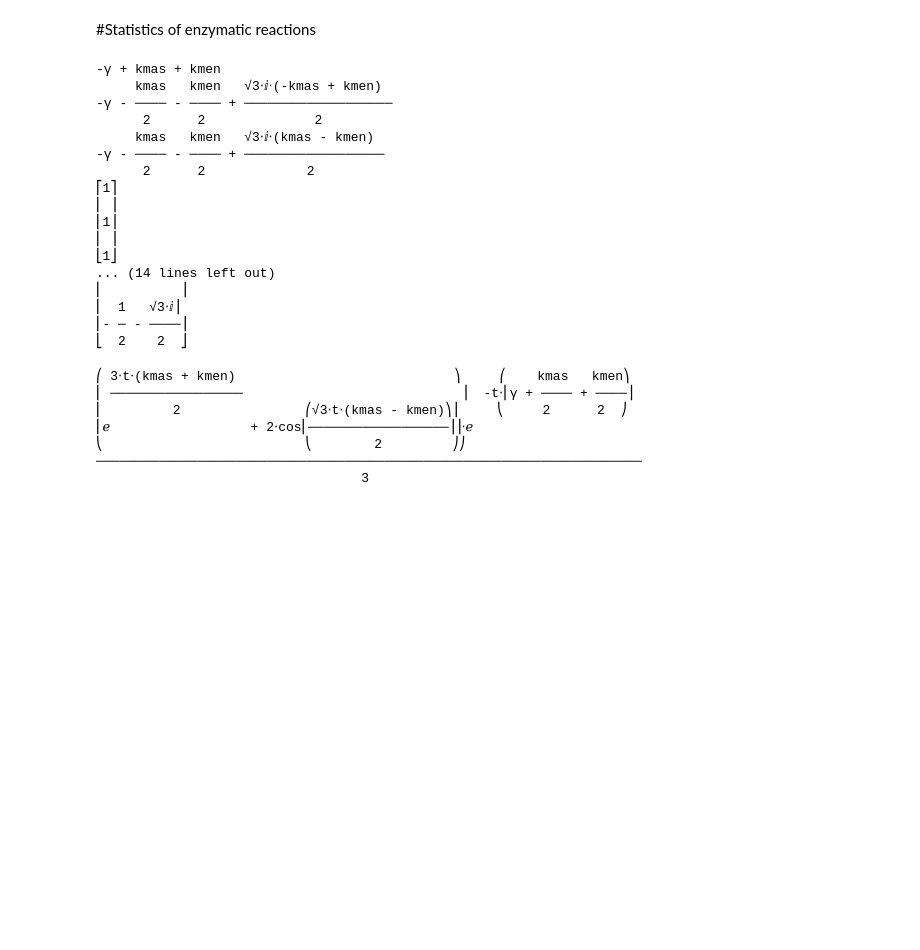
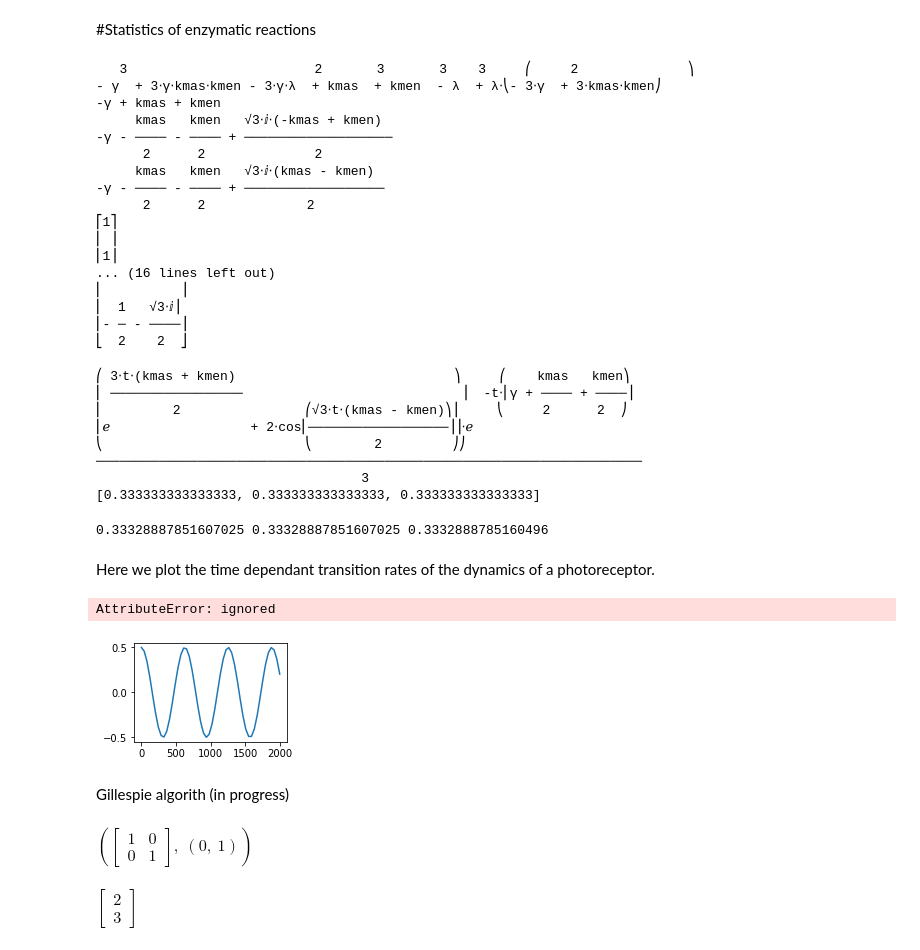
Before and after one commit to carlossoto362/QLS2021-2022Diploma, a Jupyter notebook: BiologyHomwork2.ipynb, the cells around one changed output. Drawn from its saved outputs; the diff is of its cells as text; code cells hidden in the pictures; blank space fills up the shorter version.

```diff
--- a/BiologyHomwork2.ipynb
+++ b/BiologyHomwork2.ipynb
@@ -225,6 +225,7 @@ matrix = sy.Matrix([[-gamma, kmen,kmas],[kmas,-gamma,kmen],[kmen,kmas,-gamma]])
 #finding the determinant, the eigenvectors and eigenvalues
 identidad = sy.eye(3)
 det = sy.collect((matrix-lamda*identidad).det(), (lamda**3,lamda**2,lamda))
+pprint(det)
 P = matrix.diagonalize()
 
 v = []
@@ -246,6 +247,8 @@ pprint(v1)
 pprint(v2)
 pprint(v3)
 # %% [output]
+   3                        2       3       3    3     ⎛     2              ⎞
+- γ  + 3⋅γ⋅kmas⋅kmen - 3⋅γ⋅λ  + kmas  + kmen  - λ  + λ⋅⎝- 3⋅γ  + 3⋅kmas⋅kmen⎠
 -γ + kmas + kmen
      kmas   kmen   √3⋅ⅈ⋅(-kmas + kmen)
 -γ - ──── - ──── + ───────────────────
@@ -256,9 +259,7 @@ pprint(v3)
 ⎡1⎤
 ⎢ ⎥
 ⎢1⎥
-⎢ ⎥
-⎣1⎦
-... (14 lines left out)
+... (16 lines left out)
 ⎢          ⎥
 ⎢  1   √3⋅ⅈ⎥
 ⎢- ─ - ────⎥
@@ -277,6 +278,15 @@ sol = sy.Matrix(sol)
 
 #the solution is sol*P(0), where P(0) is a vector with the initial probabilities.
 sy.pprint(sol[2,2])
+
+#the probability at time 'time'
+def finalProbability(kma,kme,time,pi):
+  gam = kma + kme
+  pfinal = sol*pi
+  pfinal = pfinal.subs([(kmas,kma),(kmen,kme),(gamma,gam),(t , time)])
+  return sy.simplify(pfinal)
+finalProbab = finalProbability(10,1,3,sy.Matrix([1,0,0]))
+print([finalProbab[0].evalf(),finalProbab[1].evalf(),finalProbab[2].evalf()])
 # %% [output]
 ⎛ 3⋅t⋅(kmas + kmen)                            ⎞     ⎛    kmas   kmen⎞
 ⎜ ─────────────────                            ⎟  -t⋅⎜γ + ──── + ────⎟
@@ -285,3 +295,55 @@ sy.pprint(sol[2,2])
 ⎝                          ⎝        2         ⎠⎠
 ──────────────────────────────────────────────────────────────────────
                                   3
+[0.333333333333333, 0.333333333333333, 0.333333333333333]
+# %%
+#solving the systema numerically:
+n = 90000
+p1 = 1
+p2 = 0
+p3 = 0
+kma = 10
+kme = 1
+dt = 3/n
+for _ in range(n):
+  p1 = p1 +  kma*p3*dt + kme*p2*dt - (kma + kme)*p1*dt
+  p2 = p2 +  kma*p1*dt + kme*p3*dt - (kma + kme)*p2*dt
+  p3 = p3 +  kma*p2*dt + kme*p1*dt - (kma + kme)*p3*dt
+print(p1,p2,p3)
+# %% [output]
+0.33328887851607025 0.33328887851607025 0.3332888785160496
+# %% [markdown]
+Here we plot the time dependant transition rates of the dynamics of a photoreceptor.
+# %%
+def w21(mu,omega,t):
+  value=mu*np.cos(omega*t)
+  return value
+
+def w12(mu,omega,t):
+  value=mu*np.sin(omega*t)
+  return value
+# %%
+t=np.linspace(0,2000)
+y1=w21(0.5,1/100,t)
+y2=w12(0.5,1/100,t)
+
+y3=w21(0.5,1/50,t)
+y4=w12(0.5,1/50,t)
+
+
+
+plt.figure(1)
+plt.subplot(221)
+a1=plt.plot(t, y1)
+plt.subplot(222)
+a2=plt.plot(t, y2)
+plt.subplot(223)
+a3=plt.plot(t, y3)
+plt.subplot(224)
+a4=plt.plot(t, y4)
+plt.show()
+# %% [output]
+AttributeError: ignored
+[figure, added]
+# %% [markdown]
+Gillespie algorith (in progress)
@@ -287,0 +432,9 @@ sy.pprint(sol[2,2])
+# %%
+M.rref()
+# %% [output]
+$\displaystyle \left( \left[\begin{matrix}1 & 0\\0 & 1\end{matrix}\right], \  \left( 0, \  1\right)\right)$
+# %%
+x=sy.Matrix([2,3])
+x
+# %% [output]
+$\displaystyle \left[\begin{matrix}2\\3\end{matrix}\right]$
```
Also changed, not shown: parts of 11 cells of this notebook.
